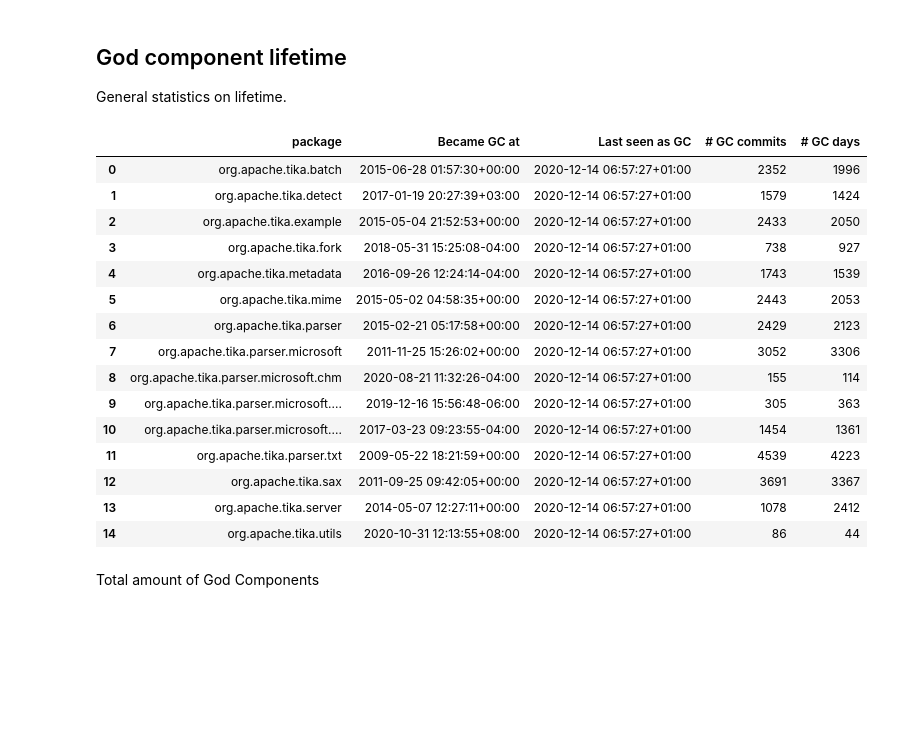
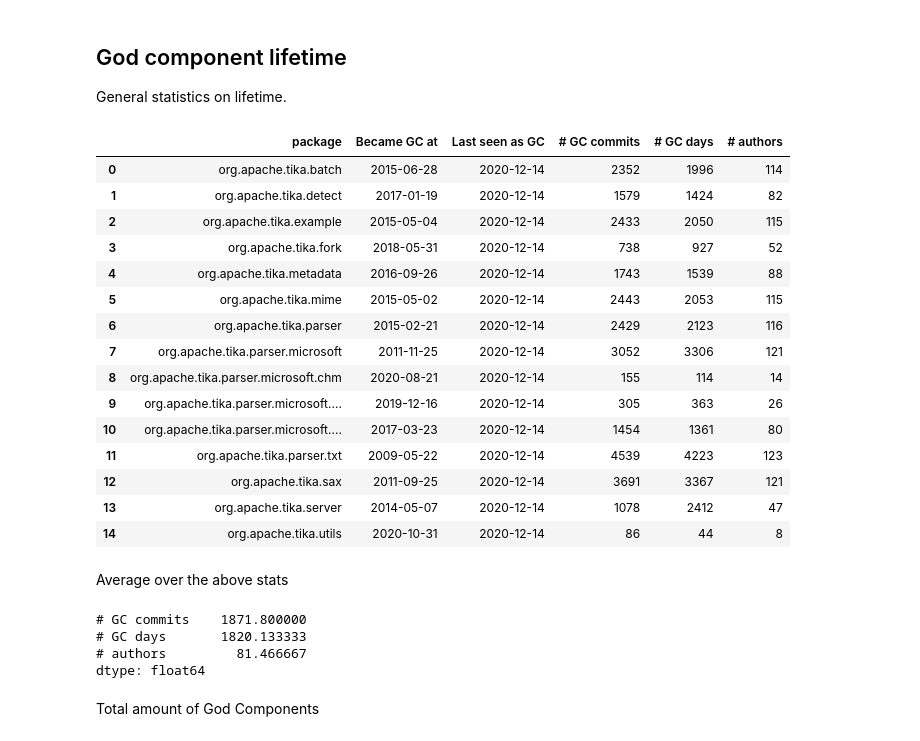
Before and after one commit to dunnkers/god-components, a Jupyter notebook: statistics.ipynb, the cells around one changed output. Saved outputs shown, nothing was run; the diff lists cells and outputs as text; code cells hidden in the pictures; blank space fills up the shorter version.

Commit message:
Better stats

```diff
--- a/statistics.ipynb
+++ b/statistics.ipynb
@@ -34,31 +34,56 @@ commits.head()
 General statistics on lifetime.
 # %%
 data = commits.merge(all_reports, left_on='id', right_on='commit')
+# Compute date data
 dt = data.groupby('package')['datetime']
-dtmin = dt.min()
-dtmax = dt.max()
-dtmindt = pd.to_datetime(dtmin,utc=True).dt.tz_convert('Europe/Amsterdam')
-dtmaxdt = pd.to_datetime(dtmax,utc=True).dt.tz_convert('Europe/Amsterdam')
-pd.DataFrame([dtmin, dtmax, dt.count(), (dtmaxdt - dtmindt).dt.days],
-    ['Became GC at', 'Last seen as GC', '# GC commits', '# GC days'])\
-    .transpose().reset_index()
+normalize_date = lambda date: pd.to_datetime(date, utc=True)\
+                    .dt.tz_convert('Europe/Amsterdam')
+dtmin = normalize_date(dt.min())
+dtmax = normalize_date(dt.max())
+became_gc   = dtmin.dt.strftime('%Y-%m-%d')
+last_gc     = dtmax.dt.strftime('%Y-%m-%d')
+gc_commits  = dt.count()
+gc_days     = (dtmax - dtmin).dt.days
+
+# Compute author data
+authors = data.groupby('package')['author'].unique()
+n_authors = authors.transform(lambda x: len(x))
+
+# DataFrame
+stats = pd.DataFrame([became_gc, last_gc, gc_commits, gc_days, n_authors],
+        ['Became GC at', 'Last seen as GC', '# GC commits', '# GC days', '# authors'])\
+        .transpose().reset_index()
+stats
 # %% [output]
-|  | package | Became GC at | Last seen as GC | # GC commits | # GC days |
-| 0 | org.apache.tika.batch | 2015-06-28 01:57:30+00:00 | 2020-12-14 06:57:27+01:00 | 2352 | 1996 |
-| 1 | org.apache.tika.detect | 2017-01-19 20:27:39+03:00 | 2020-12-14 06:57:27+01:00 | 1579 | 1424 |
-| 2 | org.apache.tika.example | 2015-05-04 21:52:53+00:00 | 2020-12-14 06:57:27+01:00 | 2433 | 2050 |
-| 3 | org.apache.tika.fork | 2018-05-31 15:25:08-04:00 | 2020-12-14 06:57:27+01:00 | 738 | 927 |
-| 4 | org.apache.tika.metadata | 2016-09-26 12:24:14-04:00 | 2020-12-14 06:57:27+01:00 | 1743 | 1539 |
-| 5 | org.apache.tika.mime | 2015-05-02 04:58:35+00:00 | 2020-12-14 06:57:27+01:00 | 2443 | 2053 |
-| 6 | org.apache.tika.parser | 2015-02-21 05:17:58+00:00 | 2020-12-14 06:57:27+01:00 | 2429 | 2123 |
-| 7 | org.apache.tika.parser.microsoft | 2011-11-25 15:26:02+00:00 | 2020-12-14 06:57:27+01:00 | 3052 | 3306 |
-| 8 | org.apache.tika.parser.microsoft.chm | 2020-08-21 11:32:26-04:00 | 2020-12-14 06:57:27+01:00 | 155 | 114 |
-| 9 | org.apache.tika.parser.microsoft.... | 2019-12-16 15:56:48-06:00 | 2020-12-14 06:57:27+01:00 | 305 | 363 |
-| 10 | org.apache.tika.parser.microsoft.... | 2017-03-23 09:23:55-04:00 | 2020-12-14 06:57:27+01:00 | 1454 | 1361 |
-| 11 | org.apache.tika.parser.txt | 2009-05-22 18:21:59+00:00 | 2020-12-14 06:57:27+01:00 | 4539 | 4223 |
-| 12 | org.apache.tika.sax | 2011-09-25 09:42:05+00:00 | 2020-12-14 06:57:27+01:00 | 3691 | 3367 |
-| 13 | org.apache.tika.server | 2014-05-07 12:27:11+00:00 | 2020-12-14 06:57:27+01:00 | 1078 | 2412 |
-| 14 | org.apache.tika.utils | 2020-10-31 12:13:55+08:00 | 2020-12-14 06:57:27+01:00 | 86 | 44 |
+|  | package | Became GC at | Last seen as GC | # GC commits | # GC days | # authors |
+| 0 | org.apache.tika.batch | 2015-06-28 | 2020-12-14 | 2352 | 1996 | 114 |
+| 1 | org.apache.tika.detect | 2017-01-19 | 2020-12-14 | 1579 | 1424 | 82 |
+| 2 | org.apache.tika.example | 2015-05-04 | 2020-12-14 | 2433 | 2050 | 115 |
+| 3 | org.apache.tika.fork | 2018-05-31 | 2020-12-14 | 738 | 927 | 52 |
+| 4 | org.apache.tika.metadata | 2016-09-26 | 2020-12-14 | 1743 | 1539 | 88 |
+| 5 | org.apache.tika.mime | 2015-05-02 | 2020-12-14 | 2443 | 2053 | 115 |
+| 6 | org.apache.tika.parser | 2015-02-21 | 2020-12-14 | 2429 | 2123 | 116 |
+| 7 | org.apache.tika.parser.microsoft | 2011-11-25 | 2020-12-14 | 3052 | 3306 | 121 |
+| 8 | org.apache.tika.parser.microsoft.chm | 2020-08-21 | 2020-12-14 | 155 | 114 | 14 |
+| 9 | org.apache.tika.parser.microsoft.... | 2019-12-16 | 2020-12-14 | 305 | 363 | 26 |
+| 10 | org.apache.tika.parser.microsoft.... | 2017-03-23 | 2020-12-14 | 1454 | 1361 | 80 |
+| 11 | org.apache.tika.parser.txt | 2009-05-22 | 2020-12-14 | 4539 | 4223 | 123 |
+| 12 | org.apache.tika.sax | 2011-09-25 | 2020-12-14 | 3691 | 3367 | 121 |
+| 13 | org.apache.tika.server | 2014-05-07 | 2020-12-14 | 1078 | 2412 | 47 |
+| 14 | org.apache.tika.utils | 2020-10-31 | 2020-12-14 | 86 | 44 | 8 |
+# %% [markdown]
+Average over the above stats
+# %%
+stats.agg({
+    '# GC commits': 'mean',
+    '# GC days': 'mean',
+    '# authors': 'mean'
+})
+# %% [output]
+# GC commits    1871.800000
+# GC days       1820.133333
+# authors         81.466667
+dtype: float64
 # %% [markdown]
 Total amount of God Components
 # %%
```
